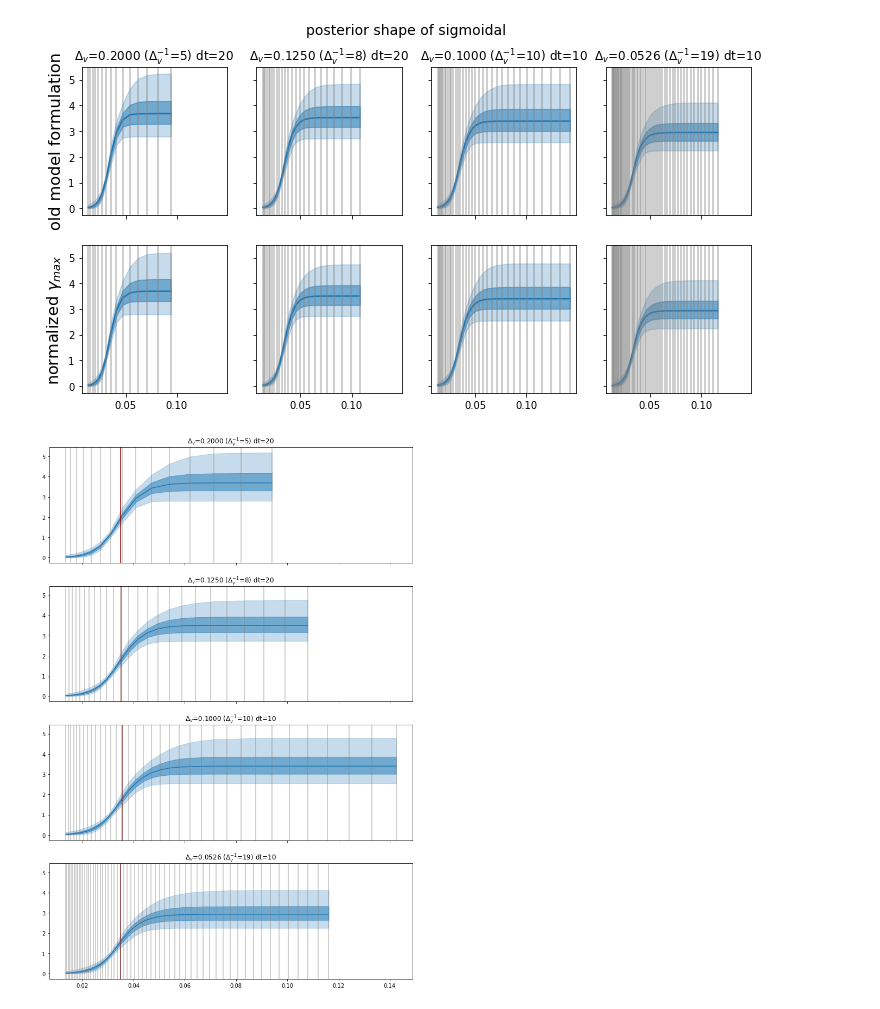
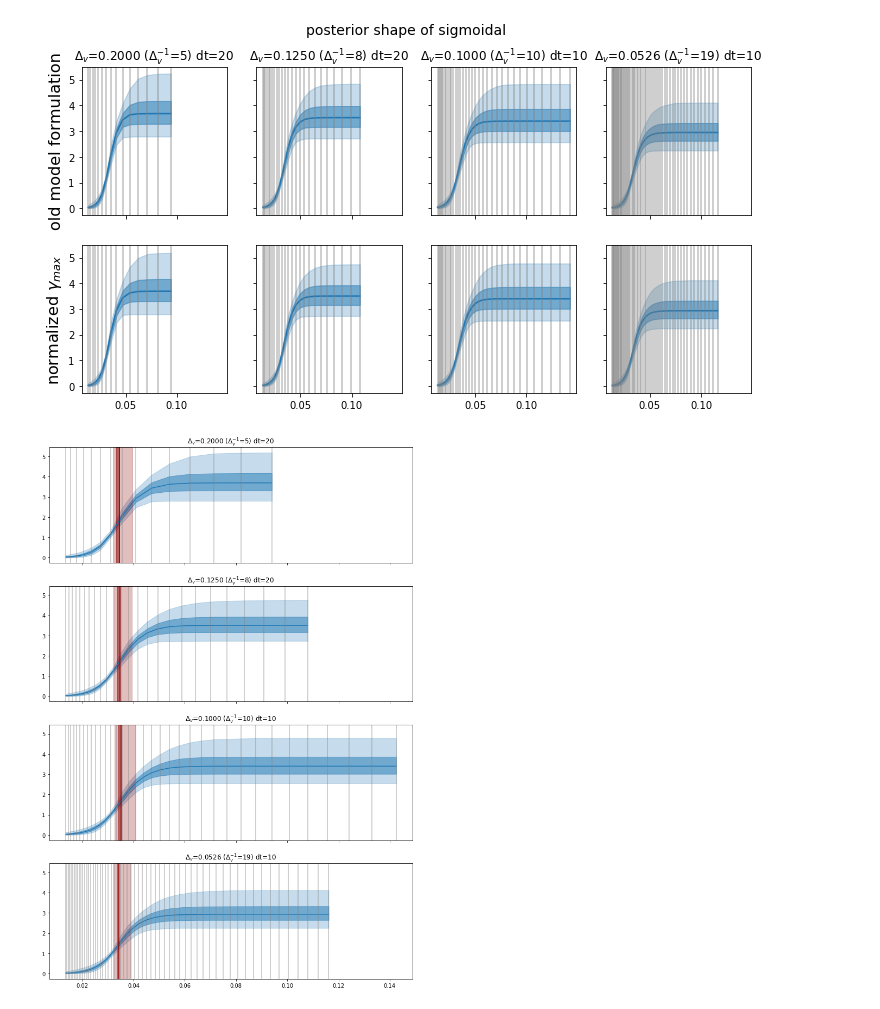
Before and after one commit to fribalet/Bayesian-matrixmodel, a Jupyter notebook: resolutionexperiments_sigmoidaldelta.ipynb, the cells around one changed output. Cells and saved outputs as stored; diff of their text form; code cells hidden in the pictures.

Commit message:
improved plots in resolution experiments

```diff
--- a/resolutionexperiments_sigmoidaldelta.ipynb
+++ b/resolutionexperiments_sigmoidaldelta.ipynb
@@ -331,25 +331,25 @@ None
 # %%
 name = 'normparam'
 
 fig, axs = plt.subplots(nrows=len(sig_quantiles[name]), sharex=True, sharey=True, figsize=(12,18))
 for iax,k in enumerate(data):
     v_min = data_seaflow[k]['v_min']
     delta_v = 1.0/data_seaflow[k]['delta_v_inv']
     v = v_min * 2**(np.arange(data_seaflow[k]['m'])*delta_v)
 
     ax = axs[iax]
     ax.fill_between(x=v, y1=sig_quantiles[name][k][0,:], y2=sig_quantiles[name][k][-1,:], alpha=0.25, color='C0')
     ax.fill_between(x=v, y1=sig_quantiles[name][k][1,:], y2=sig_quantiles[name][k][-2,:], alpha=0.5, color='C0')
     ax.plot(v, sig_quantiles[name][k][2,:], color='C0')
 
     ax.set_title('$\Delta_v$={:.4f} ($\Delta_v^{{-1}}$={:.0f}) dt={:d}'.format(1/data[k]['delta_v_inv'],
                                                                                data[k]['delta_v_inv'],
                                                                                data[k]['dt']))
     qq = np.percentile(mcmc[name][k]['sig_offset'], q=(5,25,50,75,95))
     ax.axvspan(qq[0], qq[-1], color='darkred', alpha=0.25)
-    ax.axvspan(qq[1], qq[2], color='darkred', alpha=0.25)
-    ax.axvline(np.mean(mcmc[name][k]['sig_offset']), color='darkred')
+    ax.axvspan(qq[1], qq[2], color='darkred', alpha=0.5)
+    ax.axvline(qq[2], color='darkred')
     for vi in v:
         ax.axvline(vi, color='.5', alpha=0.5)
 # %% [output]
-[figure, old version]
+[figure, new version]
```
